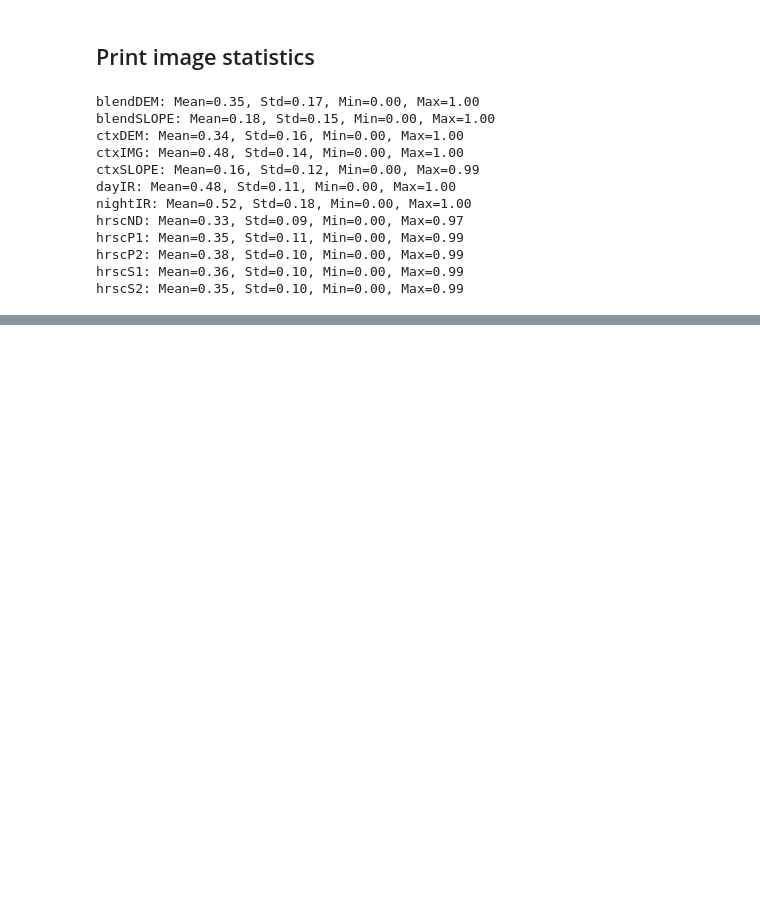
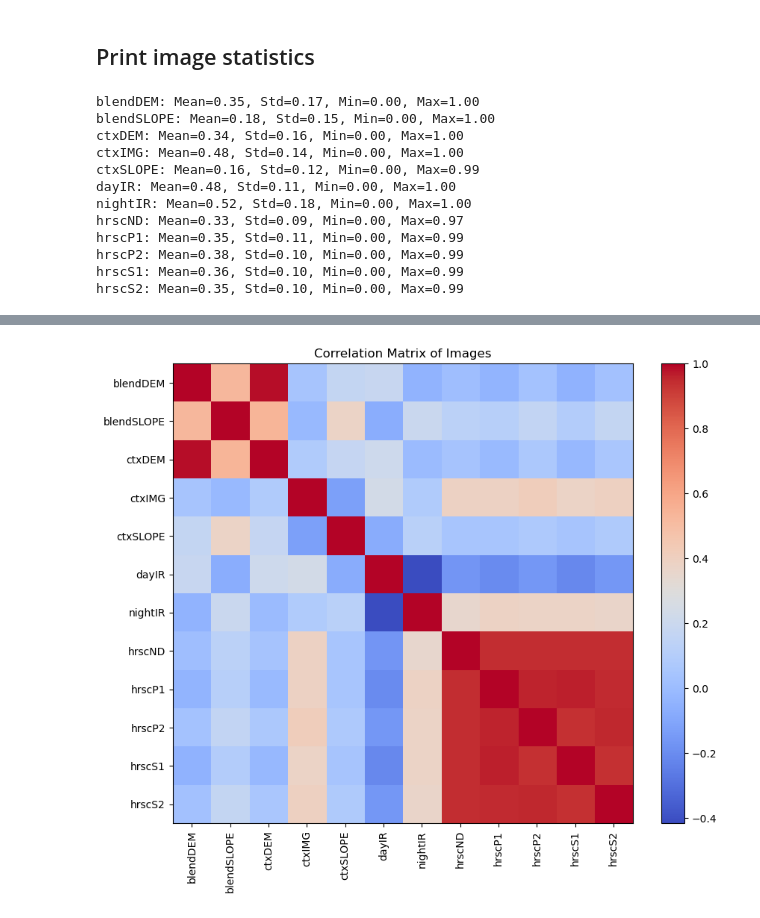
Before and after one commit to vfula/MLGEO2024_MarsFans, a Jupyter notebook: notebooks/EDA.ipynb, the cells around one changed output, grey strips where cells are left out. Cells and saved outputs as stored; diff of their text form; code cells hidden in the pictures; blank space fills up the shorter version.

Commit message:
added correlation matrix and description

```diff
--- a/notebooks/EDA.ipynb
+++ b/notebooks/EDA.ipynb
@@ -122,0 +128,14 @@ hrscS2: Mean=0.35, Std=0.10, Min=0.00, Max=0.99
+# %%
+# Compute and plot a correlation matrix
+flattened_imgs = [img.values.flatten() for img in training_imgs]
+correlation_matrix = np.corrcoef(flattened_imgs)
+
+plt.figure(figsize=(10, 8))
+plt.imshow(correlation_matrix, cmap='coolwarm', interpolation='none')
+plt.colorbar()
+plt.xticks(range(len(training_names)), training_names, rotation=90)
+plt.yticks(range(len(training_names)), training_names)
+plt.title('Correlation Matrix of Images')
+plt.show()
+# %% [output]
+[figure, added]
```
Also changed, not shown: parts of 3 cells of this notebook, 1 other file.
